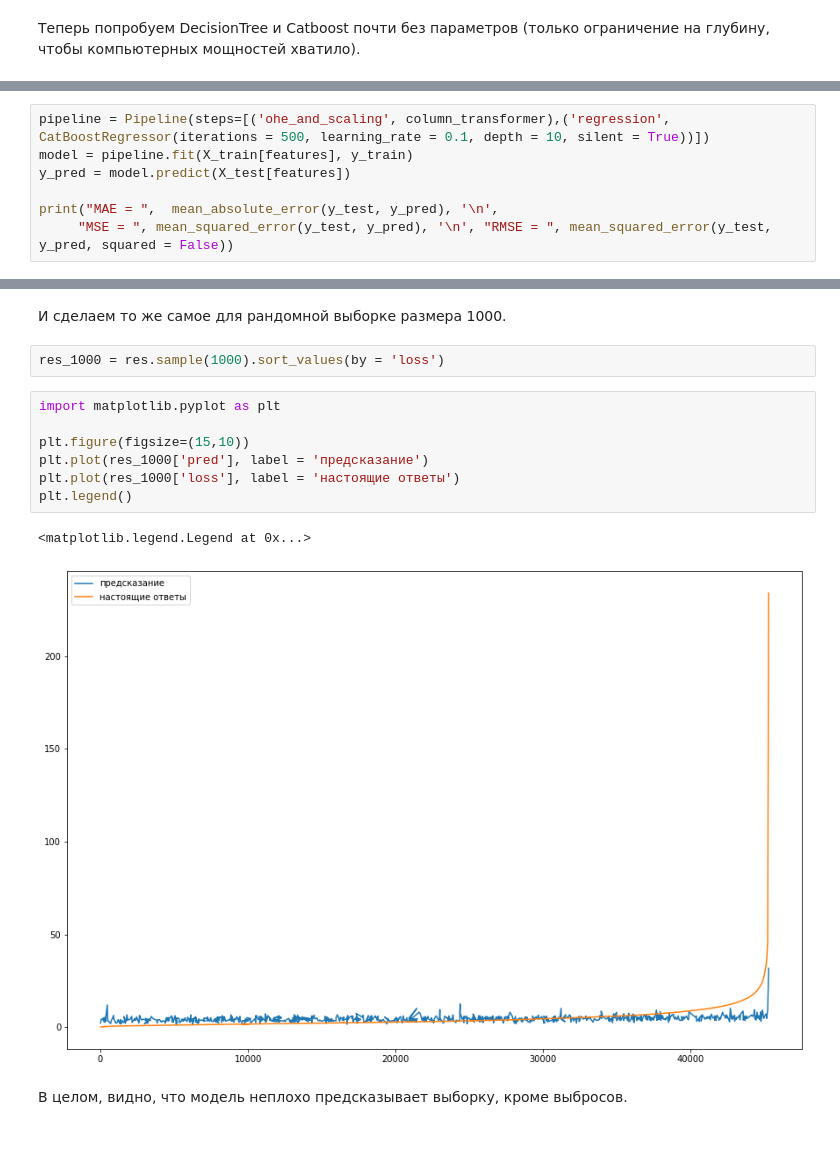
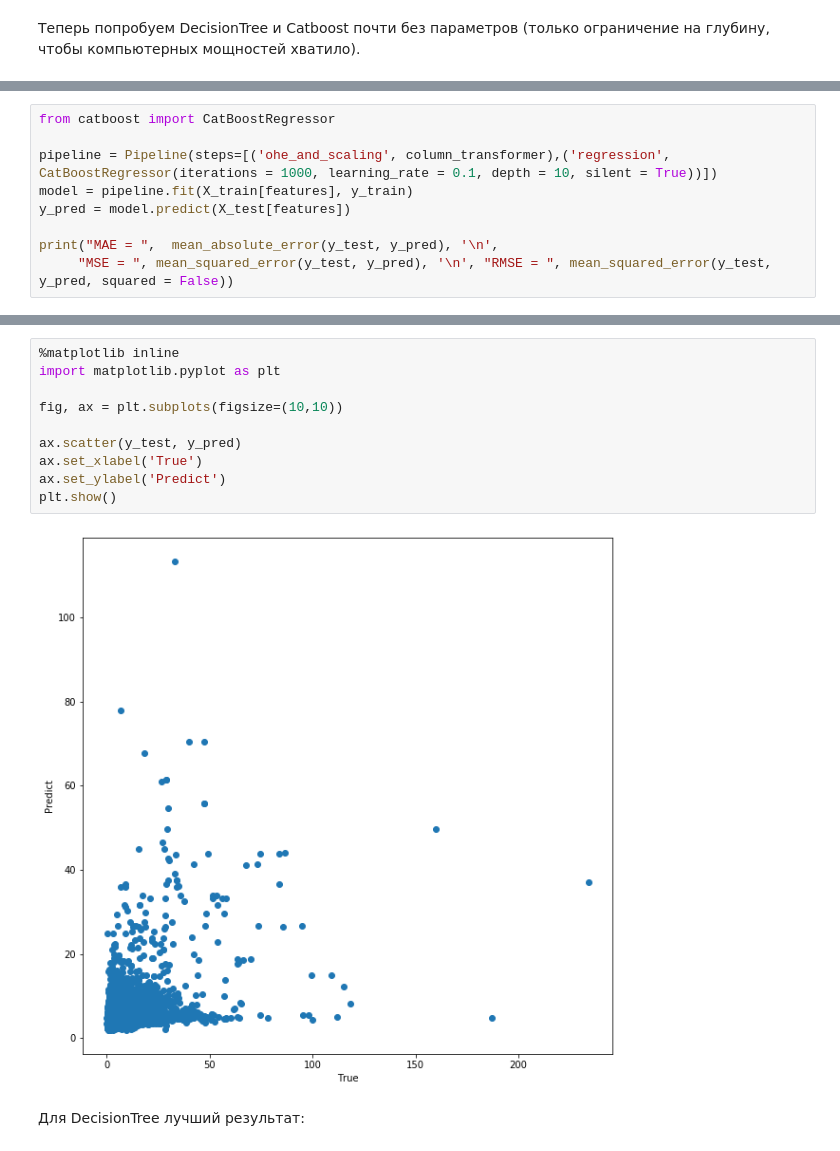
Before and after one commit to polinakrsnv/Data-Analytics-for-Business, a Jupyter notebook: Decision_Tree_and_Catboost.ipynb, the cells around one changed output, grey strips where cells are left out. Cells and saved outputs as stored; diff of their text form.

```diff
--- a/Decision_Tree_and_Catboost.ipynb
+++ b/Decision_Tree_and_Catboost.ipynb
@@ -190,5 +205,7 @@ res, best_score
 # %%
-pipeline = Pipeline(steps=[('ohe_and_scaling', column_transformer),('regression', CatBoostRegressor(iterations = 500, learning_rate = 0.1, depth = 10, silent = True))])
+from catboost import CatBoostRegressor
+
+pipeline = Pipeline(steps=[('ohe_and_scaling', column_transformer),('regression', CatBoostRegressor(iterations = 1000, learning_rate = 0.1, depth = 10, silent = True))])
 model = pipeline.fit(X_train[features], y_train)
 y_pred = model.predict(X_test[features])
 
@@ -235,16 +219,14 @@ plt.legend()
-# %% [markdown]
-И сделаем то же самое для рандомной выборке размера 1000.
-# %%
-res_1000 = res.sample(1000).sort_values(by = 'loss')
-# %%
-import matplotlib.pyplot as plt
-
-plt.figure(figsize=(15,10))
-plt.plot(res_1000['pred'], label = 'предсказание')
-plt.plot(res_1000['loss'], label = 'настоящие ответы')
-plt.legend()
-# %% [output]
-<matplotlib.legend.Legend at 0x...>
-[figure, removed]
-# %% [markdown]
-В целом, видно, что модель неплохо предсказывает выборку, кроме выбросов.
+# %%
+%matplotlib inline
+import matplotlib.pyplot as plt
+
+fig, ax = plt.subplots(figsize=(10,10))
+
+ax.scatter(y_test, y_pred)
+ax.set_xlabel('True')
+ax.set_ylabel('Predict')
+plt.show()
+# %% [output]
+[figure, added]
+# %% [markdown]
+Для DecisionTree лучший результат:
```
Also changed, not shown: parts of 22 cells of this notebook.
